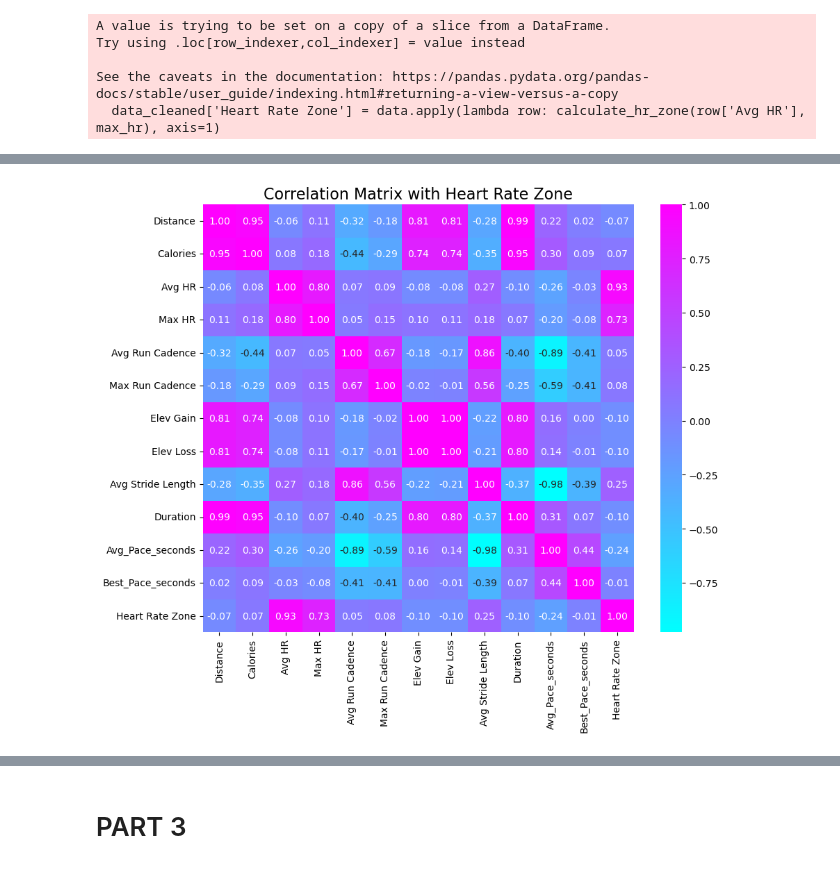
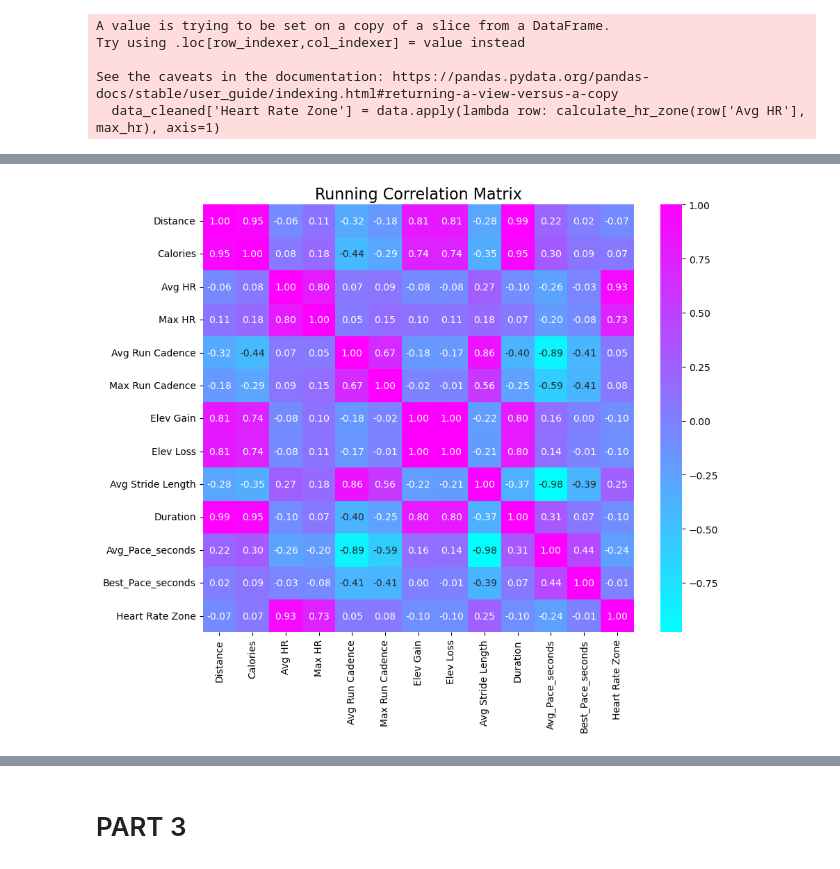
Before and after one commit to Redback-Operations/redback-fit-sports-performance, a Jupyter notebook: Running Analysis/Heart Rate and Zone Training Analysis.ipynb, the cells around one changed output, grey strips where cells are left out. Cells and saved outputs as stored; diff of their text form; code cells hidden in the pictures.

```diff
--- a/Running Analysis/Heart Rate and Zone Training Analysis.ipynb
+++ b/Running Analysis/Heart Rate and Zone Training Analysis.ipynb
@@ -207,9 +222,9 @@ See the caveats in the documentation: https://pandas.pydata.org/pandas-docs/stab
 # %%
 # Create correlation matrix to analyse the key performance indicators against heart rate metrics
 correlation_matrix = data_cleaned.corr()
 plt.figure(figsize=(10, 8))
 sns.heatmap(correlation_matrix, annot=True, fmt=".2f", cmap="cool", cbar=True)
-plt.title("Correlation Matrix with Heart Rate Zone", fontsize=16)
+plt.title("Running Correlation Matrix", fontsize=16)
 plt.show()
 # %% [output]
-[figure, old version]
+[figure, new version]
```
Also changed, not shown: parts of 11 cells of this notebook.
